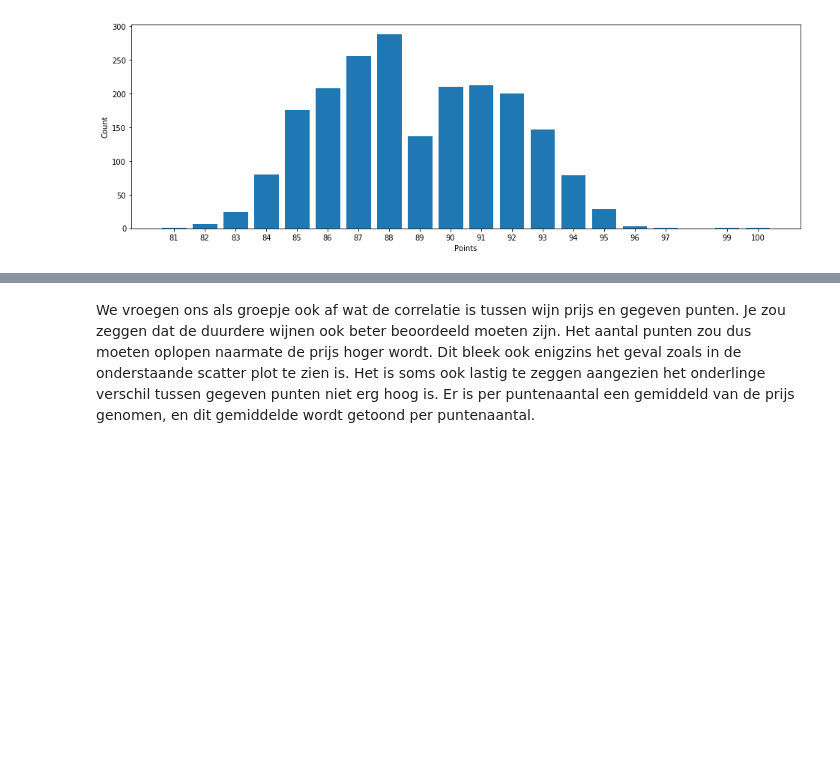
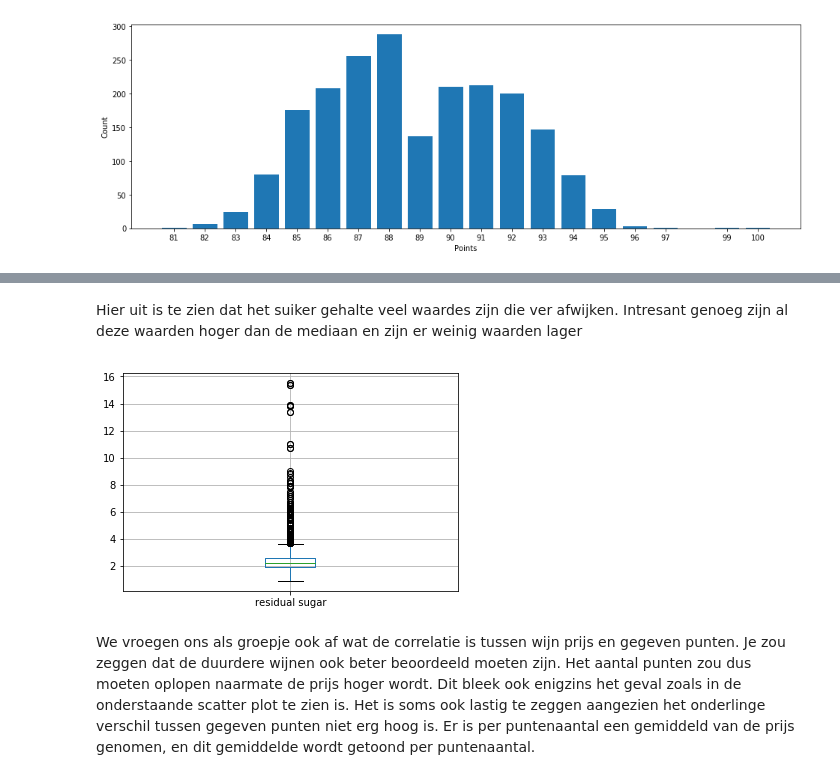
Before and after one commit to LucasVanWijk/Computational_Moddeling_Group_Project, a Jupyter notebook: WineModelling.ipynb, the cells around one changed output, grey strips where cells are left out. Drawn from its saved outputs; the diff is of its cells as text; code cells hidden in the pictures; blank space fills up the shorter version.

```diff
--- a/WineModelling.ipynb
+++ b/WineModelling.ipynb
@@ -52,3 +67,9 @@ plt.show()
+# %% [markdown]
+Hier uit is te zien dat het suiker gehalte veel waardes zijn die ver afwijken. Intresant genoeg zijn al deze waarden hoger dan de mediaan en zijn er weinig waarden lager
+# %%
+boxplot = redwines.boxplot('residual sugar')
+# %% [output]
+[figure, added]
 # %% [markdown]
 We vroegen ons als groepje ook af wat de correlatie is tussen wijn prijs en gegeven punten. Je zou zeggen dat de duurdere wijnen ook beter beoordeeld moeten zijn. Het aantal punten zou dus moeten oplopen naarmate de prijs hoger wordt. Dit bleek ook enigzins het geval zoals in de onderstaande scatter plot te zien is. Het is soms ook lastig te zeggen aangezien het onderlinge verschil tussen gegeven punten niet erg hoog is. Er is per puntenaantal een gemiddeld van de prijs genomen, en dit gemiddelde wordt getoond per puntenaantal.
 # %%
```
Also changed, not shown: parts of 7 cells of this notebook, 1 other file.
